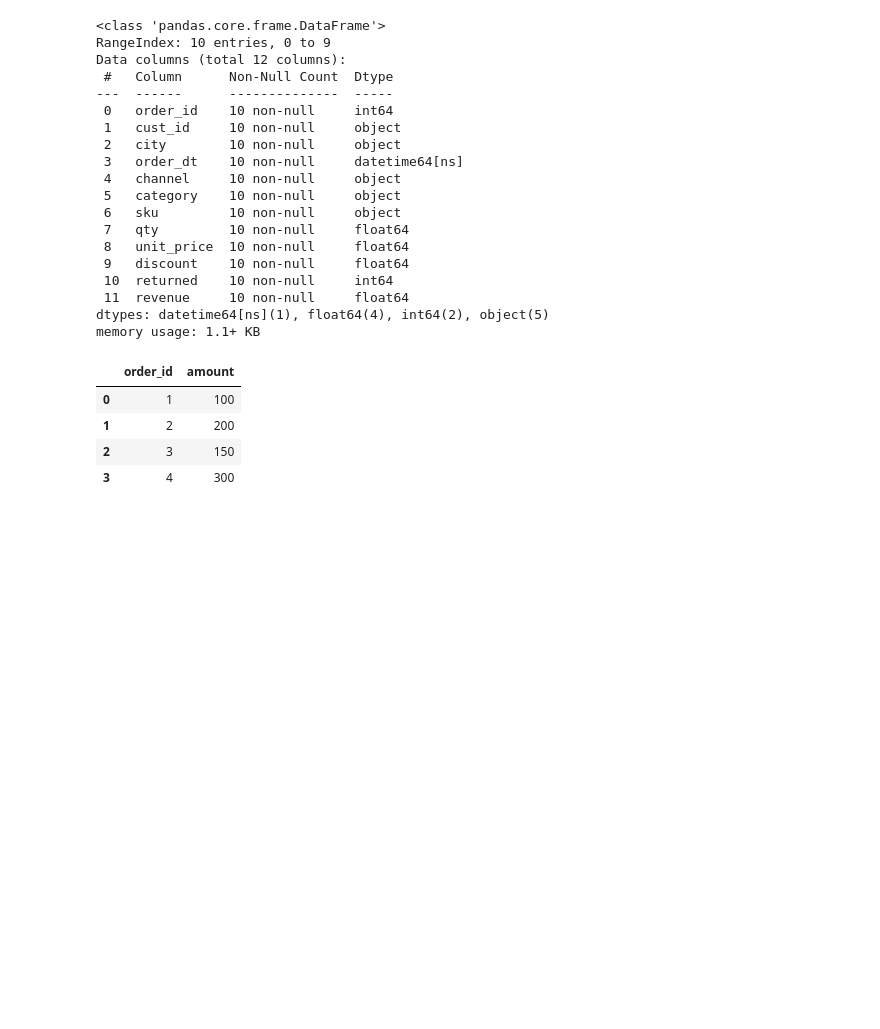
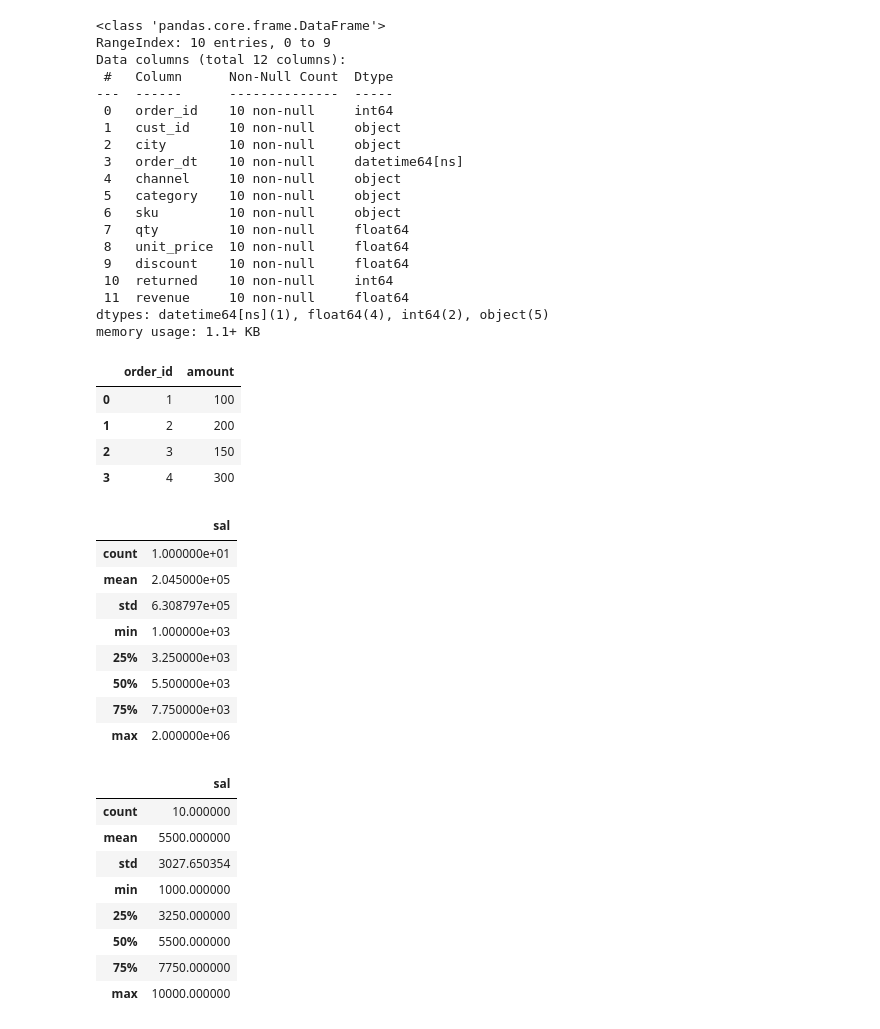
Before and after one commit to JerripotulaSriharsha/AI_Engineer, a Jupyter notebook: src/ds/pandas.ipynb, the cells around one changed output. Drawn from its saved outputs; the diff is of its cells as text; code cells hidden in the pictures; blank space fills up the shorter version.

```diff
--- a/src/ds/pandas.ipynb
+++ b/src/ds/pandas.ipynb
@@ -485,3 +485,27 @@ pd.concat([jan,feb],ignore_index = True)
 | 1 | 2 | 200 |
 | 2 | 3 | 150 |
 | 3 | 4 | 300 |
+# %%
+dataTable = pd.DataFrame([[1000],[2000],[3000],[4000],[5000],[6000],[7000],[8000],[9000],[2000000]] , columns=['sal'])
+dataTable1 = pd.DataFrame([[1000],[2000],[3000],[4000],[5000],[6000],[7000],[8000],[9000],[10000]] , columns=['sal'])
+# %%
+display(dataTable.describe(),dataTable1.describe())
+# %% [output]
+|  | sal |
+| count | 1.000000e+01 |
+| mean | 2.045000e+05 |
+| std | 6.308797e+05 |
+| min | 1.000000e+03 |
+| 25% | 3.250000e+03 |
+| 50% | 5.500000e+03 |
+| 75% | 7.750000e+03 |
+| max | 2.000000e+06 |
+|  | sal |
+| count | 10.000000 |
+| mean | 5500.000000 |
+| std | 3027.650354 |
+| min | 1000.000000 |
+| 25% | 3250.000000 |
+| 50% | 5500.000000 |
+| 75% | 7750.000000 |
+| max | 10000.000000 |
```
